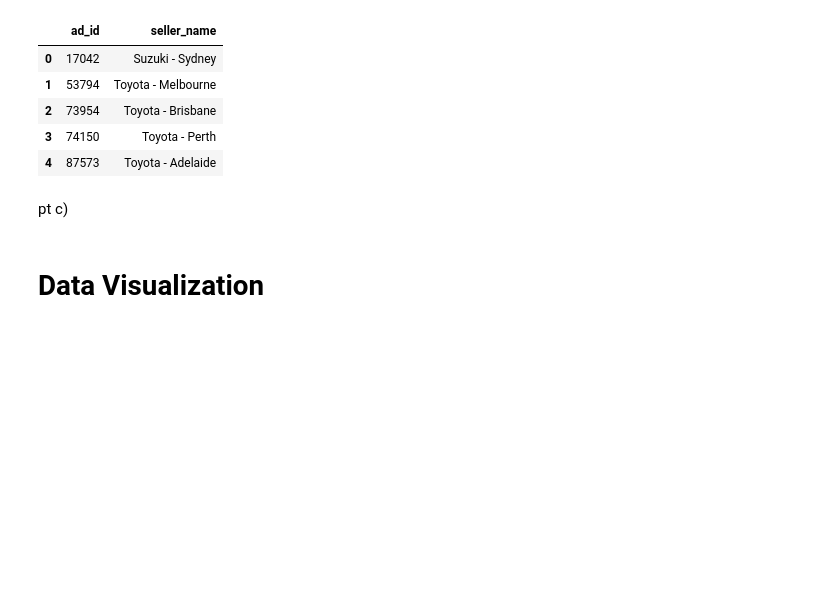
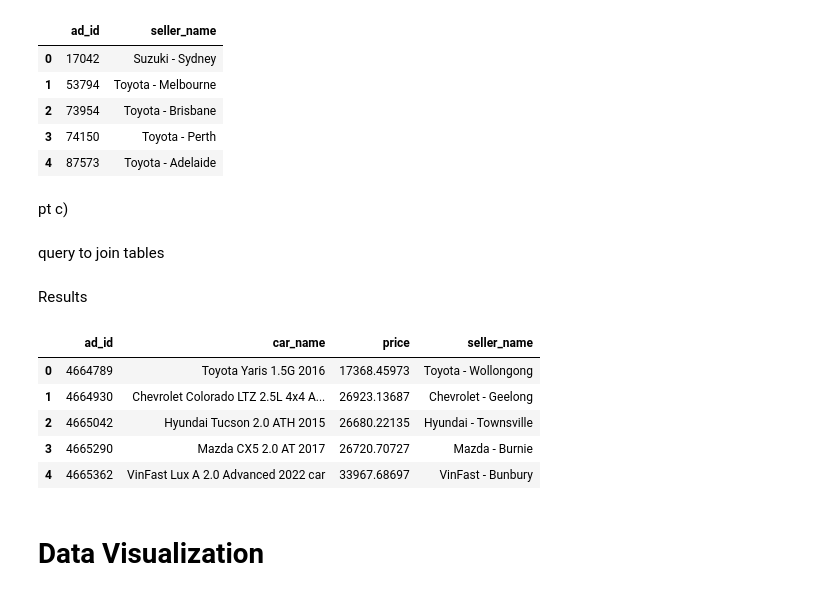
Before and after one commit to gvosper25/3009ICT-Assignmnet, a Jupyter notebook: 3009ICT_Assignment.ipynb, the cells around one changed output. Drawn from its saved outputs; the diff is of its cells as text; code cells hidden in the pictures; blank space fills up the shorter version.

```diff
--- a/3009ICT_Assignment.ipynb
+++ b/3009ICT_Assignment.ipynb
@@ -297,6 +301,23 @@ pd.read_sql_query("SELECT * FROM sellers LIMIT 5", conn)
 | 4 | 87573 | Toyota - Adelaide |
 # %% [markdown]
 pt c)
+# %% [markdown]
+query to join tables
+# %%
+query = """ SELECT cars.ad_id, cars.car_name, cars.price, sellers.seller_name FROM cars JOIN sellers ON cars.ad_id = sellers.ad_id """
+# %%
+result = pd.read_sql_query(query, conn)
+# %% [markdown]
+Results
+# %%
+result.head()
+# %% [output]
+|  | ad_id | car_name | price | seller_name |
+| 0 | 4664789 | Toyota Yaris 1.5G 2016 | 17368.45973 | Toyota - Wollongong |
+| 1 | 4664930 | Chevrolet Colorado LTZ 2.5L 4x4 A... | 26923.13687 | Chevrolet - Geelong |
+| 2 | 4665042 | Hyundai Tucson 2.0 ATH 2015 | 26680.22135 | Hyundai - Townsville |
+| 3 | 4665290 | Mazda CX5 2.0 AT 2017 | 26720.70727 | Mazda - Burnie |
+| 4 | 4665362 | VinFast Lux A 2.0 Advanced 2022 car | 33967.68697 | VinFast - Bunbury |
 # %% [markdown]
 # Data Visualization
 # %%
```
Also changed, not shown: parts of 2 cells of this notebook.
